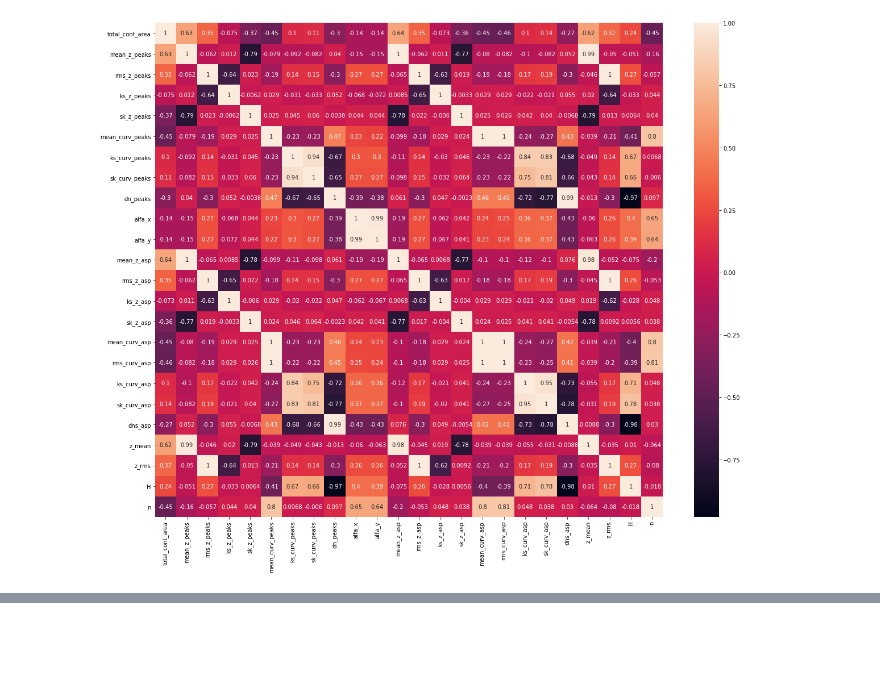
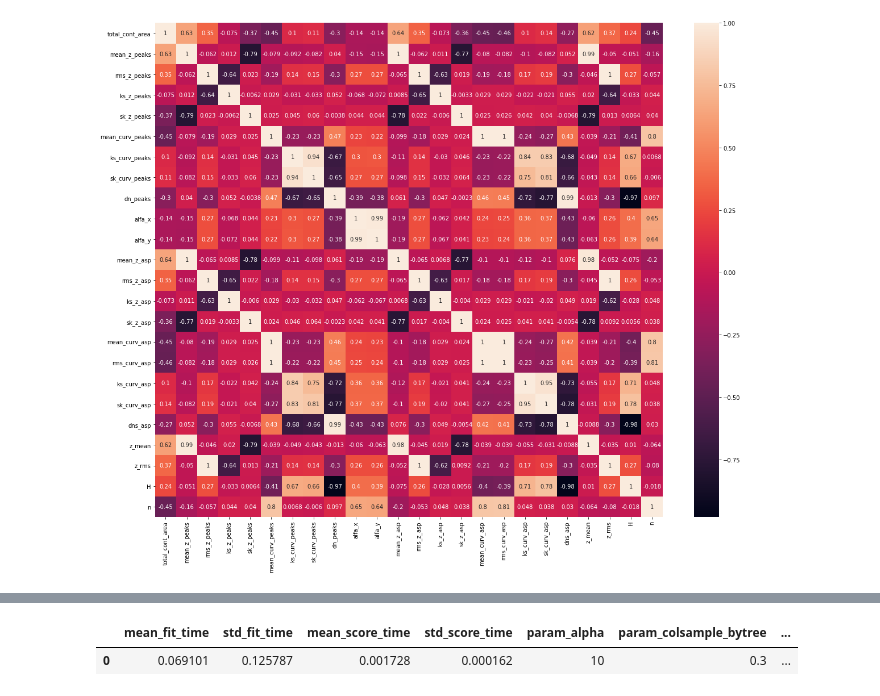
Before and after one commit to sbrandstaeter/deep_sim, a Jupyter notebook: jupyter_notebook/ml_trials.ipynb, the cells around one changed output, grey strips where cells are left out. Cells and saved outputs as stored; diff of their text form; code cells hidden in the pictures; blank space fills up the shorter version.

```diff
--- a/jupyter_notebook/ml_trials.ipynb
+++ b/jupyter_notebook/ml_trials.ipynb
@@ -314,0 +350,5 @@ X_train_new.shape
+# %%
+pd.DataFrame(clf.cv_results_)
+# %% [output]
+|  | mean_fit_time | std_fit_time | mean_score_time | std_score_time | param_alpha | param_colsample_bytree | ... |
+| 0 | 0.069101 | 0.125787 | 0.001728 | 0.000162 | 10 | 0.3 | ... |
```
Also changed, not shown: parts of 15 cells of this notebook, 8 other files.
